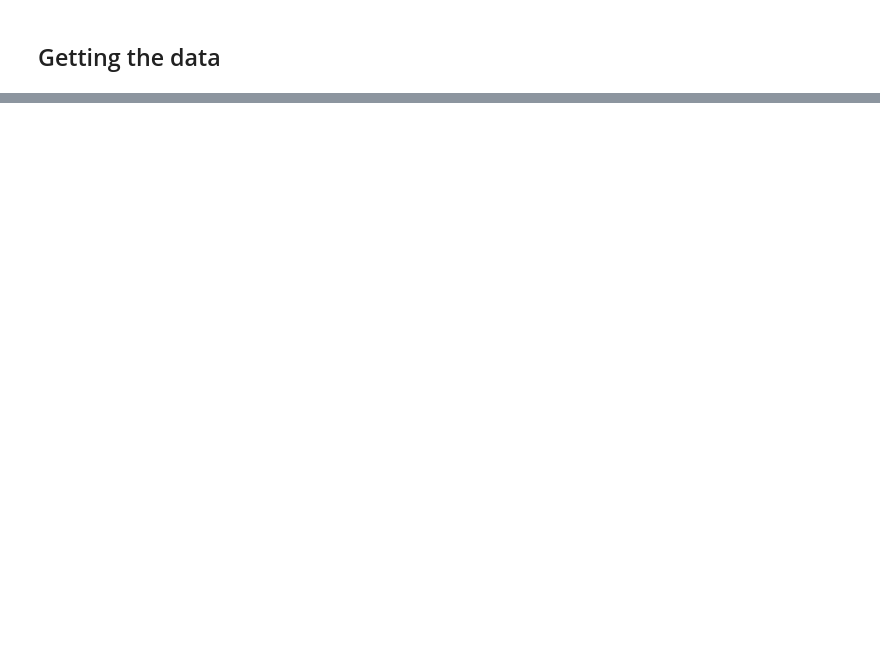
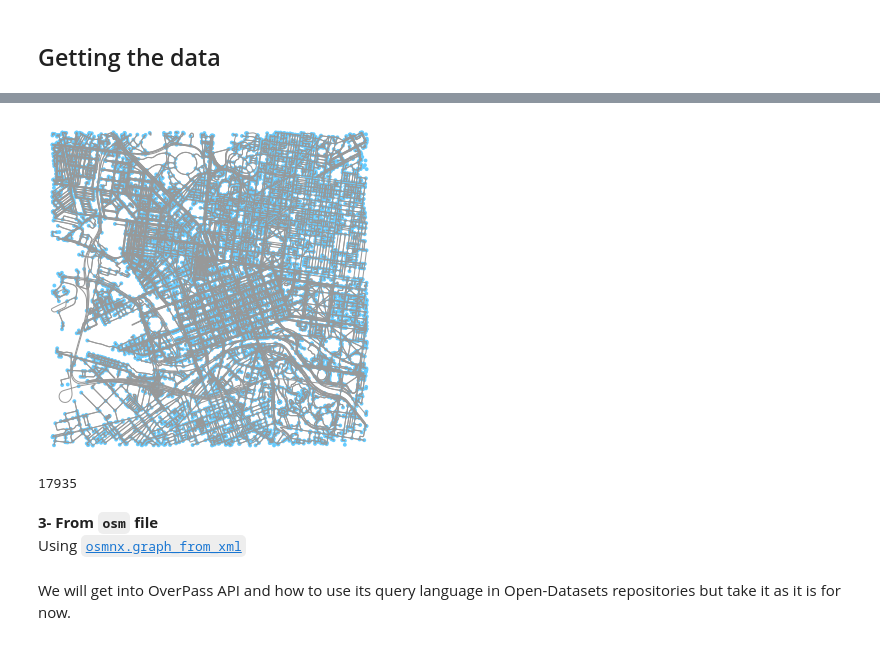
Before and after one commit to SmartMobilityAlgorithms/GettingStarted, a Jupyter notebook: OGS.ipynb, the cells around one changed output, grey strips where cells are left out. Cells and saved outputs as stored; diff of their text form; code cells hidden in the pictures; blank space fills up the shorter version.

```diff
--- a/OGS.ipynb
+++ b/OGS.ipynb
@@ -26,0 +60,15 @@ import networkx as nx
+# %%
+G = ox.graph_from_bbox(-37.7860, -37.8359, 144.9903, 144.9269 , retain_all = True)
+# %%
+fig, ax = ox.plot_graph(G)
+# %% [output]
+[figure, added]
+# %%
+len(G)
+# %% [output]
+17935
+# %% [markdown]
+**3- From `osm` file**
+Using [`osmnx.graph_from_xml`](https://osmnx.readthedocs.io/en/stable/osmnx.html#osmnx.graph.graph_from_xml)
+# %% [markdown]
+We will get into OverPass API and how to use its query language in Open-Datasets repositories but take it as it is for now.
```
Also changed, not shown: parts of 37 cells of this notebook, 2 other files.
